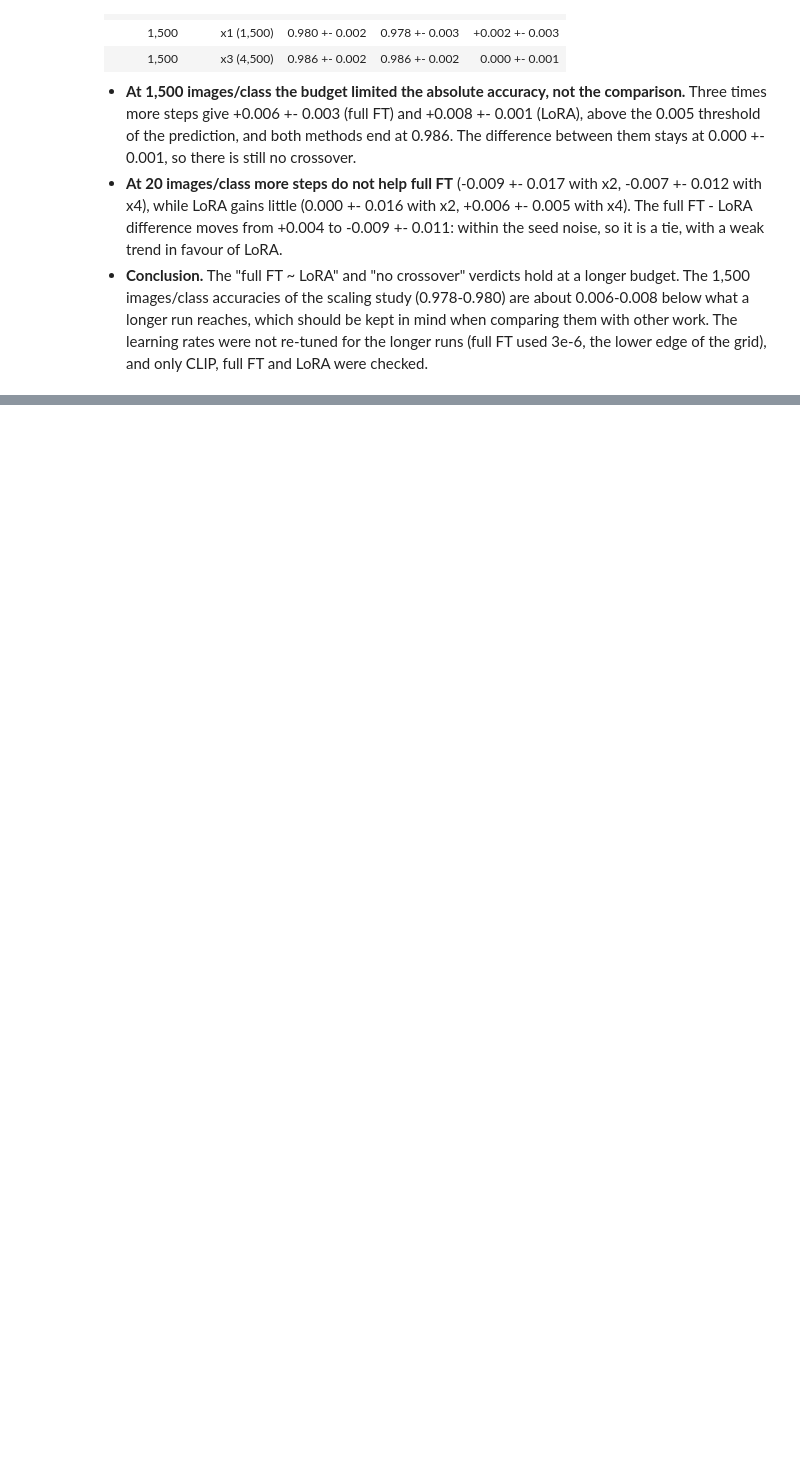
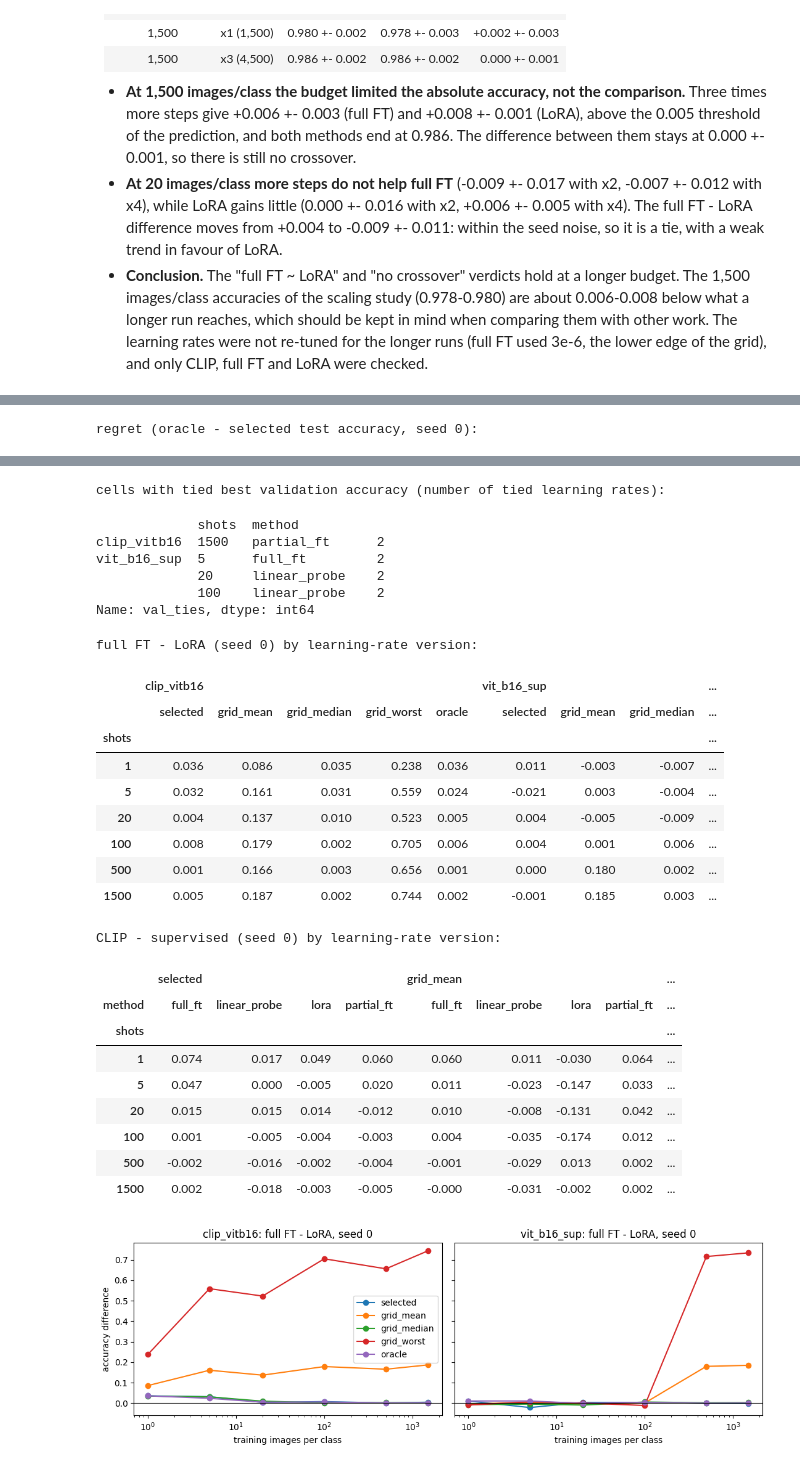
Before and after one commit to capialbino/ml4cv-low-data-finetuning, a Jupyter notebook: low_data_finetuning.ipynb, the cells around one changed output, grey strips where cells are left out. Saved outputs shown, nothing was run; the diff lists cells and outputs as text; code cells hidden in the pictures; blank space fills up the shorter version.

```diff
--- a/low_data_finetuning.ipynb
+++ b/low_data_finetuning.ipynb
@@ -1151,0 +1117,44 @@ EuroSAT, CLIP ViT-B/16, same learning rates as the scaling study, mean +- std ov
+# %%
+# Check 1: sensitivity of the verdicts to the learning-rate choice (EuroSAT, seed 0, existing runs only).
+sens = {}
+for bb_ in SCALE_BACKBONES:
+    s0_ = scale_rows(bb_)
+    s0_ = s0_[s0_.seed == 0]
+    g_ = s0_.groupby(['shots', 'method'])
+    selected = s0_.loc[g_.val_acc.idxmax()].set_index(['shots', 'method']).test_acc  # validation-selected lr, as in the study
+    # grid_median was added after the first run: the mean and the worst lr are dominated by diverged runs (see the findings)
+    sens[bb_] = pd.DataFrame({'selected': selected, 'grid_mean': g_.test_acc.mean(), 'grid_median': g_.test_acc.median(),
+                              'grid_worst': g_.test_acc.min(), 'oracle': g_.test_acc.max()})
+    # cells where several learning rates share the best validation accuracy: the choice among them is arbitrary (first in the grid)
+    sens[bb_]['val_ties'] = g_.val_acc.apply(lambda x: int((x == x.max()).sum()))
+VARIANTS = ['selected', 'grid_mean', 'grid_median', 'grid_worst', 'oracle']
+
+# regret of the validation-based selection: test accuracy lost with respect to the best learning rate of the grid
+regret = pd.concat({bb: (d.oracle - d.selected).unstack('method') for bb, d in sens.items()}).round(3)
+print('regret (oracle - selected test accuracy, seed 0):')
+display(regret)
+print('cells with tied best validation accuracy (number of tied learning rates):')
+display(pd.concat({bb: d.val_ties[d.val_ties > 1] for bb, d in sens.items()}))
+
+# H2: full FT - LoRA under the four versions of the learning-rate choice
+gap_h2 = pd.concat({(bb, v): (d[v].unstack('method').full_ft - d[v].unstack('method').lora) for bb, d in sens.items() for v in VARIANTS}, axis=1).round(3)
+print('full FT - LoRA (seed 0) by learning-rate version:')
+display(gap_h2)
+
+# H3: CLIP - supervised under the four versions
+gap_h3 = pd.concat({v: (sens['clip_vitb16'][v] - sens['vit_b16_sup'][v]).unstack('method') for v in VARIANTS}, axis=1).round(3)
+print('CLIP - supervised (seed 0) by learning-rate version:')
+display(gap_h3)
+
+fig, axes = plt.subplots(1, 2, figsize=(11, 3.8), sharey=True)
+for ax, bb_ in zip(axes, SCALE_BACKBONES):
+    for v in VARIANTS:
+        ax.plot(gap_h2[(bb_, v)].index, gap_h2[(bb_, v)].values, marker='o', label=v)
+    ax.axhline(0, color='k', lw=0.8)
+    ax.set(xscale='log', xlabel='training images per class', title=f'{bb_}: full FT - LoRA, seed 0')
+axes[0].set_ylabel('accuracy difference')
+axes[0].legend()
+plt.tight_layout()
+plt.show()
+# %% [output]
+regret (oracle - selected test accuracy, seed 0):
@@ -1151,0 +1175,28 @@ EuroSAT, CLIP ViT-B/16, same learning rates as the scaling study, mean +- std ov
+cells with tied best validation accuracy (number of tied learning rates):
+             shots  method
+clip_vitb16  1500   partial_ft      2
+vit_b16_sup  5      full_ft         2
+             20     linear_probe    2
+             100    linear_probe    2
+Name: val_ties, dtype: int64
+full FT - LoRA (seed 0) by learning-rate version:
+|  | clip_vitb16 |  |  |  |  | vit_b16_sup |  |  | ... |
+|  | selected | grid_mean | grid_median | grid_worst | oracle | selected | grid_mean | grid_median | ... |
+| shots |  |  |  |  |  |  |  |  | ... |
+| 1 | 0.036 | 0.086 | 0.035 | 0.238 | 0.036 | 0.011 | -0.003 | -0.007 | ... |
+| 5 | 0.032 | 0.161 | 0.031 | 0.559 | 0.024 | -0.021 | 0.003 | -0.004 | ... |
+| 20 | 0.004 | 0.137 | 0.010 | 0.523 | 0.005 | 0.004 | -0.005 | -0.009 | ... |
+| 100 | 0.008 | 0.179 | 0.002 | 0.705 | 0.006 | 0.004 | 0.001 | 0.006 | ... |
+| 500 | 0.001 | 0.166 | 0.003 | 0.656 | 0.001 | 0.000 | 0.180 | 0.002 | ... |
+| 1500 | 0.005 | 0.187 | 0.002 | 0.744 | 0.002 | -0.001 | 0.185 | 0.003 | ... |
+CLIP - supervised (seed 0) by learning-rate version:
+|  | selected |  |  |  | grid_mean |  |  |  | ... |
+| method | full_ft | linear_probe | lora | partial_ft | full_ft | linear_probe | lora | partial_ft | ... |
+| shots |  |  |  |  |  |  |  |  | ... |
+| 1 | 0.074 | 0.017 | 0.049 | 0.060 | 0.060 | 0.011 | -0.030 | 0.064 | ... |
+| 5 | 0.047 | 0.000 | -0.005 | 0.020 | 0.011 | -0.023 | -0.147 | 0.033 | ... |
+| 20 | 0.015 | 0.015 | 0.014 | -0.012 | 0.010 | -0.008 | -0.131 | 0.042 | ... |
+| 100 | 0.001 | -0.005 | -0.004 | -0.003 | 0.004 | -0.035 | -0.174 | 0.012 | ... |
+| 500 | -0.002 | -0.016 | -0.002 | -0.004 | -0.001 | -0.029 | 0.013 | 0.002 | ... |
+| 1500 | 0.002 | -0.018 | -0.003 | -0.005 | -0.000 | -0.031 | -0.002 | 0.002 | ... |
+[figure, added]
```
Also changed, not shown: parts of 23 cells of this notebook, 5 other files.
